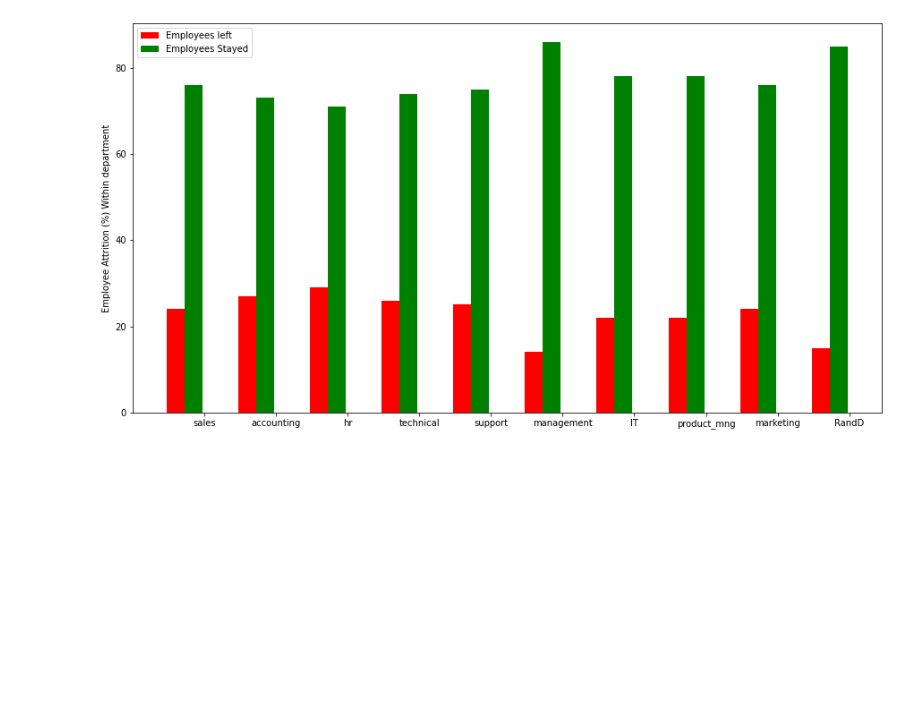
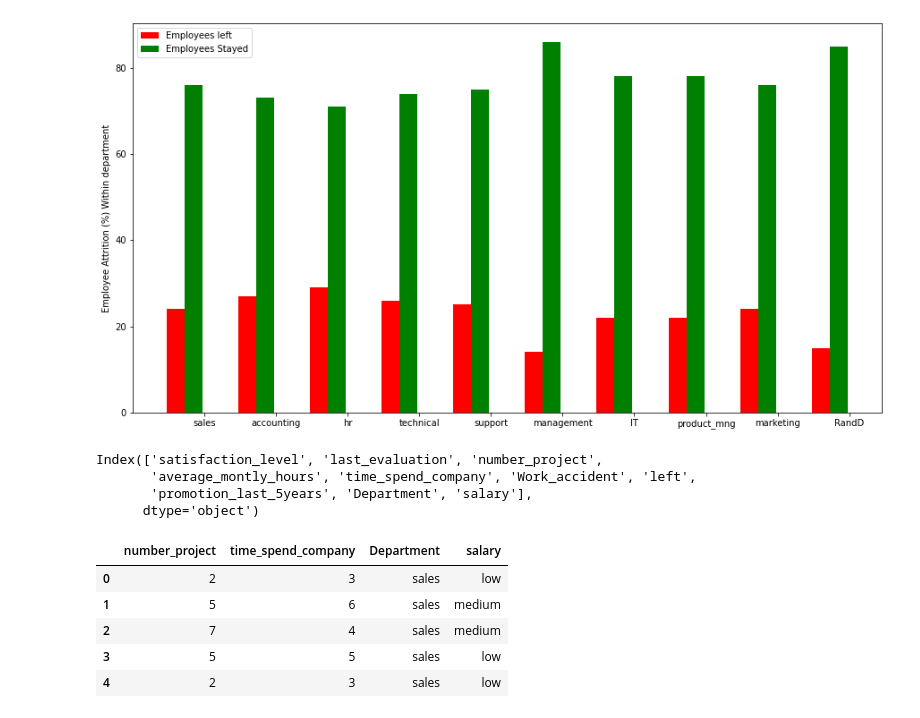
Before and after one commit to varunraj42/CodeBasics, a Jupyter notebook: Logisitc_Reg_CodeBasics.ipynb, the cells around one changed output. Cells and saved outputs as stored; diff of their text form; code cells hidden in the pictures; blank space fills up the shorter version.

```diff
--- a/Logisitc_Reg_CodeBasics.ipynb
+++ b/Logisitc_Reg_CodeBasics.ipynb
@@ -188,0 +188,18 @@ plt.legend(['Employees left', 'Employees Stayed'])
+# %%
+data.columns
+# %% [output]
+Index(['satisfaction_level', 'last_evaluation', 'number_project',
+       'average_montly_hours', 'time_spend_company', 'Work_accident', 'left',
+       'promotion_last_5years', 'Department', 'salary'],
+      dtype='object')
+# %%
+X = data[['number_project', 'time_spend_company', 'Department', 'salary']]
+y = data['left'].values.tolist()
+X.head()
+# %% [output]
+|  | number_project | time_spend_company | Department | salary |
+| 0 | 2 | 3 | sales | low |
+| 1 | 5 | 6 | sales | medium |
+| 2 | 7 | 4 | sales | medium |
+| 3 | 5 | 5 | sales | low |
+| 4 | 2 | 3 | sales | low |
```
Also changed, not shown: parts of 9 cells of this notebook.
